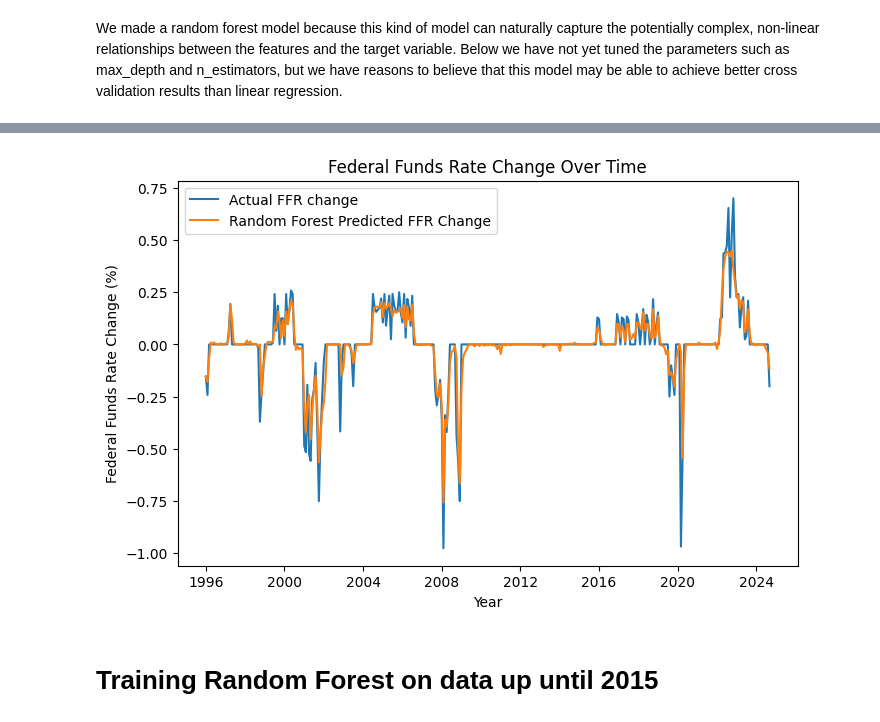
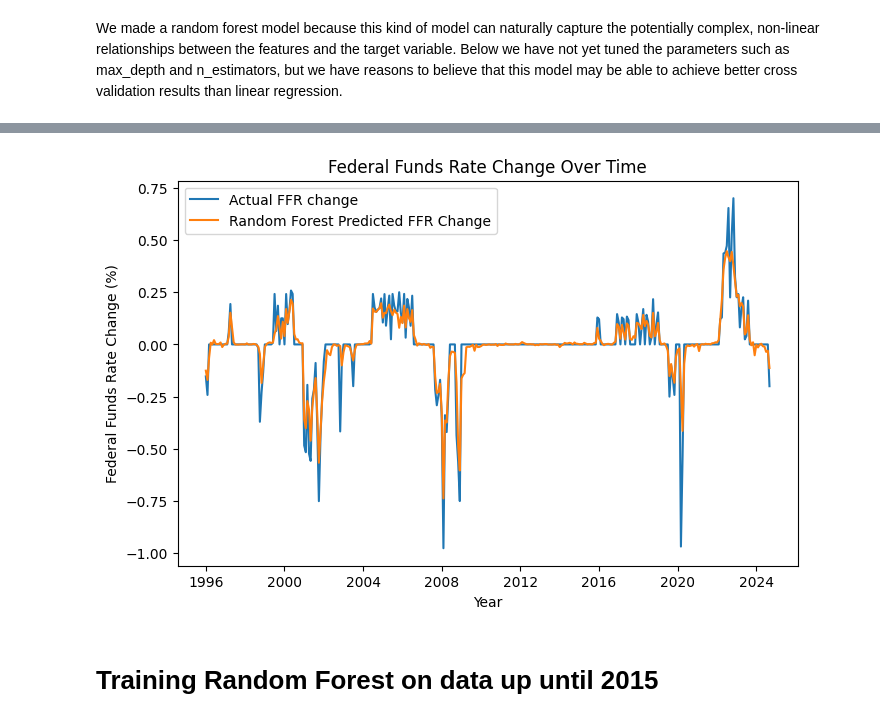
Before and after one commit to brianlzhou/109a-project, a Jupyter notebook: milestone4.ipynb, the cells around one changed output, grey strips where cells are left out. Drawn from its saved outputs; the diff is of its cells as text; code cells hidden in the pictures.

```diff
--- a/milestone4.ipynb
+++ b/milestone4.ipynb
@@ -417,12 +417,12 @@ R2 score: 0.45725431331776456
 # %%
 pipeline = Pipeline([
     ('scaler', StandardScaler()),
-    ('poly', PolynomialFeatures(degree=2, interaction_only=False, include_bias=False)),
+    # ('poly', PolynomialFeatures(degree=2, interaction_only=False, include_bias=False)),
     ('lasso', Lasso(max_iter=100000))
 ])
 
 param_grid = {
-    'lasso__alpha': np.logspace(-4, 0, 50)  # Exploring alpha values between 10^-4 to 10^0
+    'lasso__alpha': np.logspace(-8, -4, 50)  # Considering alpha values between 10^-8 to 10^-4
 }
 
 grid_search = GridSearchCV(pipeline, param_grid, cv=5, scoring='neg_mean_squared_error', n_jobs=-1)
@@ -466,15 +468,28 @@ from sklearn.ensemble import RandomForestRegressor
 
 pipeline_forest = Pipeline([
     ('scaler', StandardScaler()),
-    ('classifier', RandomForestRegressor(max_depth=20, random_state=123, n_estimators=1000))
+    ('classifier', RandomForestRegressor(random_state=123))
 ])
 
-pipeline_forest.fit(X_train, y_train)
+param_grid = {
+    'classifier__n_estimators': [100, 500, 1000, 5000],  # Different number of trees
+    'classifier__max_depth': [None, 10, 20, 30],           # Different max depth values
+    'classifier__min_samples_split': [2, 5, 10],           # Minimum samples to split a node
+    'classifier__min_samples_leaf': [1, 2, 4],             # Minimum samples at a leaf node
+    'classifier__max_features': ['auto', 'sqrt', 'log2'],  # Different strategies for the number of features to consider at each split
+}
 
-y_pred_pipeline_forest = pipeline_forest.predict(X_test)
+grid_search = GridSearchCV(pipeline_forest, param_grid, cv=5, scoring='neg_mean_squared_error', n_jobs=-1)
+
+grid_search.fit(X_train, y_train)
+
+best_model = grid_search.best_estimator_
+
+y_pred_pipeline_forest = best_model.predict(X_test)
 mse_pipeline_forest = mean_squared_error(y_test, y_pred_pipeline_forest)
 r2_pipeline_forest = r2_score(y_test, y_pred_pipeline_forest)
 
+print(f"Best Hyperparameters: {grid_search.best_params_}")
 print("MSE:", mse_pipeline_forest)
 print("R2 score:", r2_pipeline_forest)
 # %% [output]
@@ -483,16 +516,16 @@ R2 score: 0.41547779808704377
 # %%
-df.loc[:, 'predicted_ffr_change_rf'] = pipeline_forest.predict(X)
+df.loc[:, 'predicted_ffr_change_rf'] = best_model.predict(X)
 
 plt.figure(figsize=(8, 5))
 plt.plot(df.date, df.ffr_1m_change, label='Actual FFR change')
 plt.plot(df.date, df.predicted_ffr_change_rf, label='Random Forest Predicted FFR Change')
 plt.legend()
 plt.title('Federal Funds Rate Change Over Time')
 plt.xlabel('Year')
 plt.ylabel('Federal Funds Rate Change (%)')
 plt.show()
 # %% [output]
-[figure, old version]
+[figure, new version]
 # %% [markdown]
 # Training Random Forest on data up until 2015
 # %%
```
Also changed, not shown: parts of 5 cells of this notebook.
